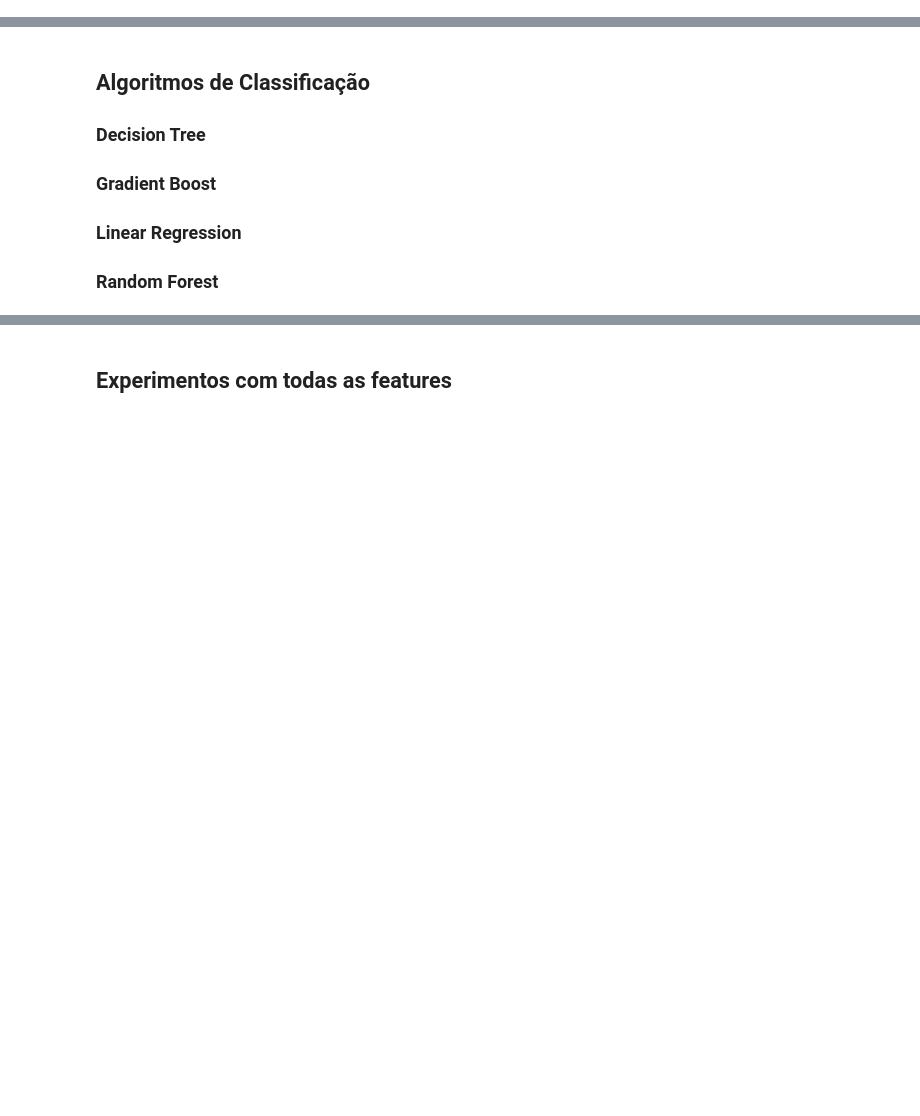
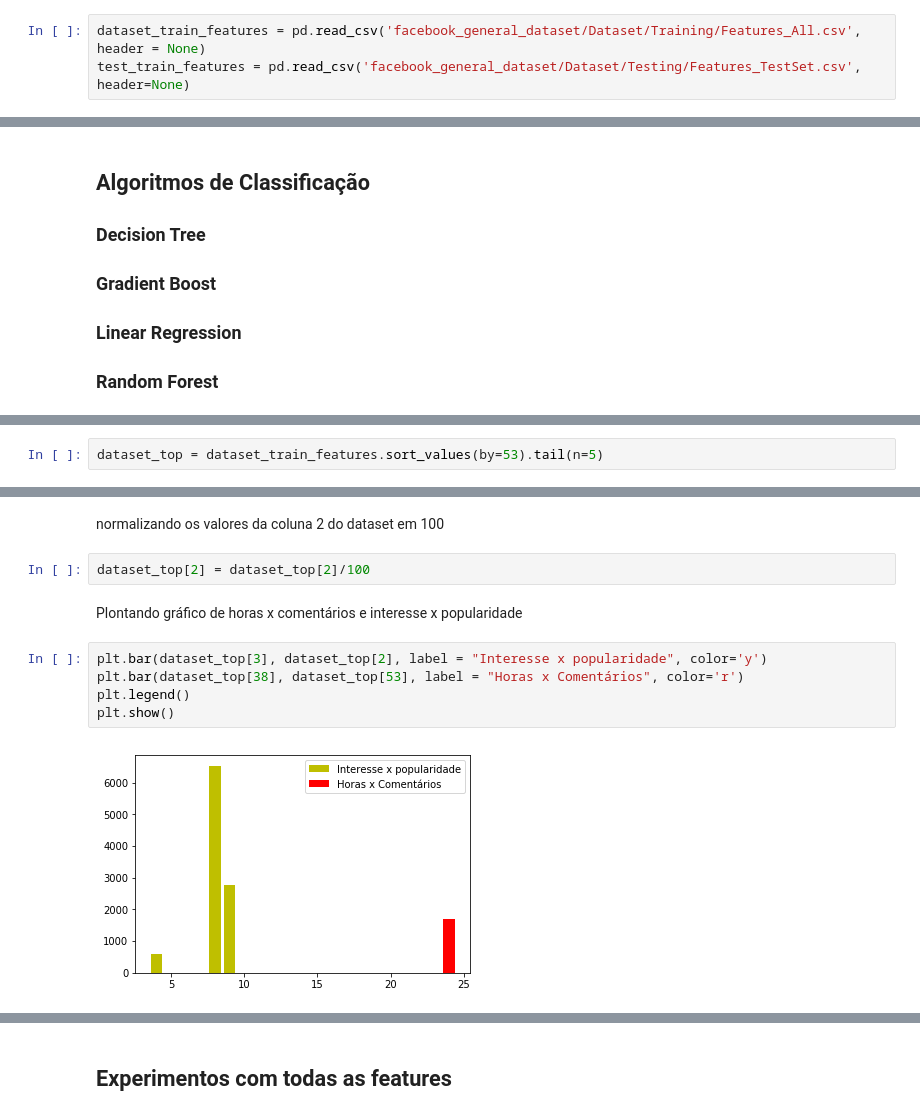
Before and after one commit to Machine-Learning-FGA/Facebook-Comment-problem, a Jupyter notebook: trabalho2_facebook_comments.ipynb, the cells around one changed output, grey strips where cells are left out. Cells and saved outputs as stored; diff of their text form; blank space fills up the shorter version.

```diff
--- a/trabalho2_facebook_comments.ipynb
+++ b/trabalho2_facebook_comments.ipynb
@@ -13,3 +24,6 @@
+# %%
+dataset_train_features = pd.read_csv('facebook_general_dataset/Dataset/Training/Features_All.csv', header = None)
+test_train_features = pd.read_csv('facebook_general_dataset/Dataset/Testing/Features_TestSet.csv', header=None)
 # %% [markdown]
 ## Informações do Dataset
 # %% [markdown]
@@ -30,0 +71,2 @@
+# %%
+dataset_top = dataset_train_features.sort_values(by=53).tail(n=5)
@@ -30,0 +85,13 @@
+# %% [markdown]
+normalizando os valores da coluna 2 do dataset em 100
+# %%
+dataset_top[2] = dataset_top[2]/100
+# %% [markdown]
+Plontando gráfico de horas x comentários e interesse x popularidade
+# %%
+plt.bar(dataset_top[3], dataset_top[2], label = "Interesse x popularidade", color='y')
+plt.bar(dataset_top[38], dataset_top[53], label = "Horas x Comentários", color='r')
+plt.legend()
+plt.show()
+# %% [output]
+[figure, added]
```
Also changed, not shown: parts of 47 cells of this notebook, 6 other files.
